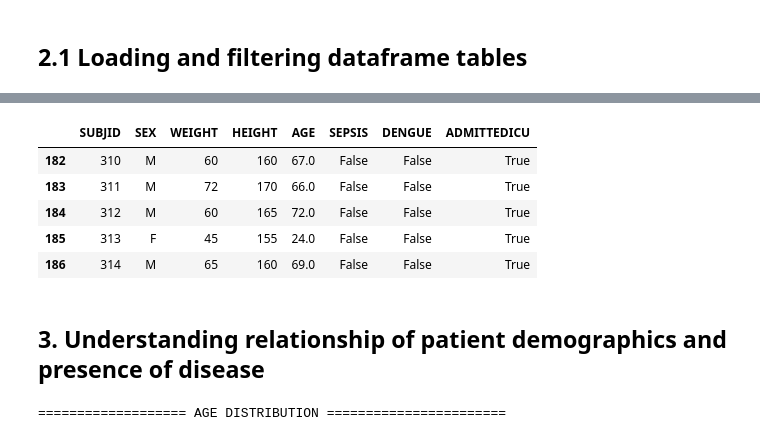
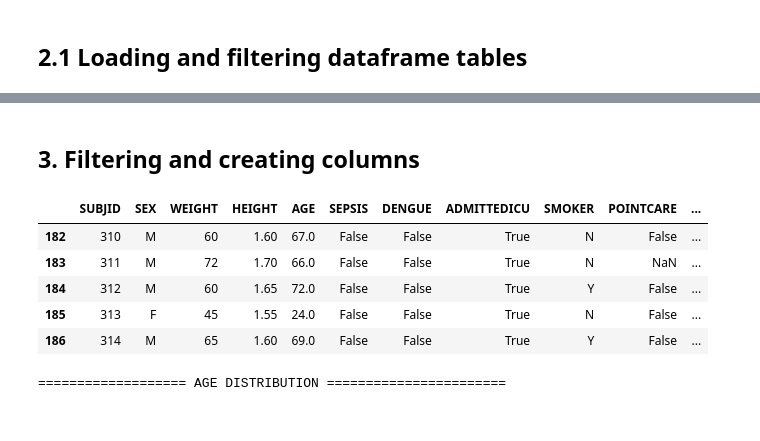
Before and after one commit to vital-ultrasound/preprint2023, a Jupyter notebook: proceedings/statistica-analysis/notebooks/participant-descriptions.ipynb, the cells around one changed output, grey strips where cells are left out. Drawn from its saved outputs; the diff is of its cells as text; code cells hidden in the pictures.

```diff
--- a/proceedings/statistica-analysis/notebooks/participant-descriptions.ipynb
+++ b/proceedings/statistica-analysis/notebooks/participant-descriptions.ipynb
@@ -43,20 +54,27 @@ datatablea_adm_src_anonymised = pd.read_csv(data_dir + 'adm_src_anonymised_gener
+# %% [markdown]
+## 3. Filtering and creating columns
 # %%
-dt_datatable_adm_src_anonymised = pd.DataFrame(datatablea_adm_src_anonymised)
-#dt_datatable_adm_src_anonymised.head()
+## Filtering columns
+basic_demographics=dt_datatable_adm_src_anonymised.filter(items=[ 'SUBJID', 'SEX', 'WEIGHT', 'HEIGHT', 'AGE', 'SEPSIS', 'DENGUE', 'ADMITTEDICU', 'SMOKER', 'POINTCARE'])
+#basic_demographics.head()
 
-## Filtering columns
-basic_demographics=dt_datatable_adm_src_anonymised.filter(items=[ 'SUBJID', 'SEX', 'WEIGHT', 'HEIGHT', 'AGE', 'SEPSIS', 'DENGUE', 'ADMITTEDICU'])
-#basic_demographics.head()
+###########################
+#BMI (WEIGHT (kg)/HEIGH(m)^2)
+basic_demographics["HEIGHT"] = basic_demographics["HEIGHT"] /100
+basic_demographics["BMI"] =  basic_demographics["WEIGHT"] / (basic_demographics["HEIGHT"] * basic_demographics["HEIGHT"])
+
+basic_demographics['BMI'] = basic_demographics['BMI'].apply(np.ceil)
+#basic_demographics['BMI'] = basic_demographics['BMI'].apply(np.ceil).astype(int)
+
+###########################
 basic_demographics.tail()
 # %% [output]
-|  | SUBJID | SEX | WEIGHT | HEIGHT | AGE | SEPSIS | DENGUE | ADMITTEDICU |
-| 182 | 310 | M | 60 | 160 | 67.0 | False | False | True |
-| 183 | 311 | M | 72 | 170 | 66.0 | False | False | True |
-| 184 | 312 | M | 60 | 165 | 72.0 | False | False | True |
-| 185 | 313 | F | 45 | 155 | 24.0 | False | False | True |
-| 186 | 314 | M | 65 | 160 | 69.0 | False | False | True |
+|  | SUBJID | SEX | WEIGHT | HEIGHT | AGE | SEPSIS | DENGUE | ADMITTEDICU | SMOKER | POINTCARE | ... |
+| 182 | 310 | M | 60 | 1.60 | 67.0 | False | False | True | N | False | ... |
+| 183 | 311 | M | 72 | 1.70 | 66.0 | False | False | True | N | NaN | ... |
+| 184 | 312 | M | 60 | 1.65 | 72.0 | False | False | True | Y | False | ... |
+| 185 | 313 | F | 45 | 1.55 | 24.0 | False | False | True | N | False | ... |
+| 186 | 314 | M | 65 | 1.60 | 69.0 | False | False | True | Y | False | ... |
-# %% [markdown]
-## 3. Understanding relationship of patient demographics and presence of disease
 # %%
 print(f'=================== AGE DISTRIBUTION =======================')
 #Subjet Length: 187
```
Also changed, not shown: parts of 10 cells of this notebook.
